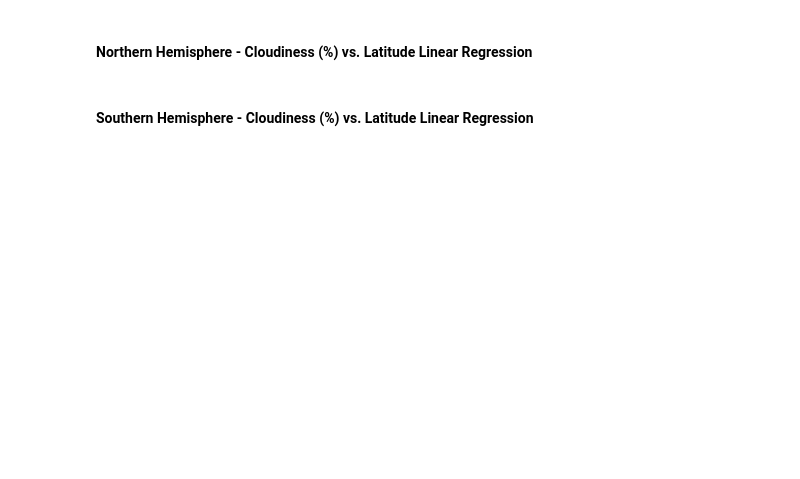
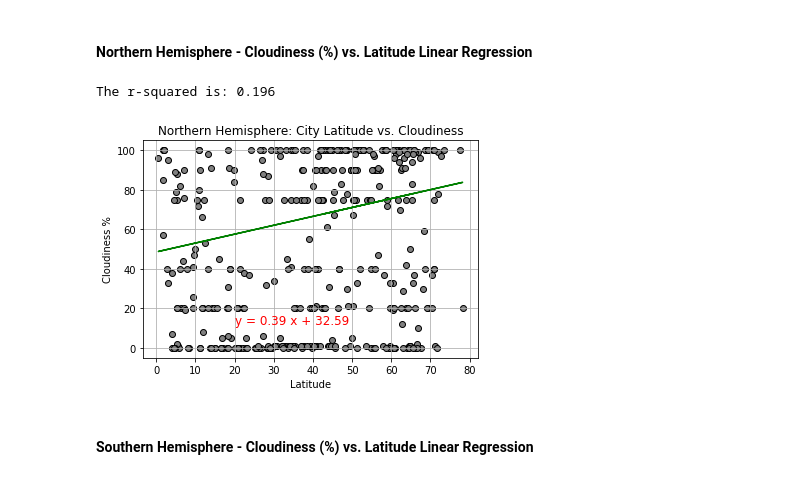
Before and after one commit to cckuqui/APIs-exercise, a Jupyter notebook: WeatherPy/WeatherPy.ipynb, the cells around one changed output. Drawn from its saved outputs; the diff is of its cells as text; code cells hidden in the pictures; blank space fills up the shorter version.

```diff
--- a/WeatherPy/WeatherPy.ipynb
+++ b/WeatherPy/WeatherPy.ipynb
@@ -259,18 +360,22 @@ plt.show()
 # %%
 nclouds_slope, nclouds_int, nclouds_r, nclouds_p, nclouds_std_err = st.linregress(nlat, nclouds)
 nclouds_fit = nclouds_slope * nlat + nclouds_int
 line_eq = f'y = {str(round(nclouds_slope,2))} x + {str(round(nclouds_int,2))}'
 
 print(f'The r-squared is: {round(nclouds_r,3)}')
 
 plt.scatter(nlat,nclouds, edgecolors='black',c='gray')
 plt.plot(nlat,nhumidity_fit,"g-")
 plt.title('Northern Hemisphere: City Latitude vs. Cloudiness')
 plt.xlabel('Latitude')
 plt.ylabel('Cloudiness %')
-plt.annotate(line_eq,(45,12),fontsize=12,c='red')
+plt.annotate(line_eq,(20,12),fontsize=12,c='red')
 plt.grid()
+plt.savefig('north-lat-vs-clouds')
 plt.show()
+# %% [output]
+The r-squared is: 0.196
+[figure, added]
 # %% [markdown]
 ####  Southern Hemisphere - Cloudiness (%) vs. Latitude Linear Regression
 # %%
```
Also changed, not shown: parts of 25 cells of this notebook, 14 other files.
